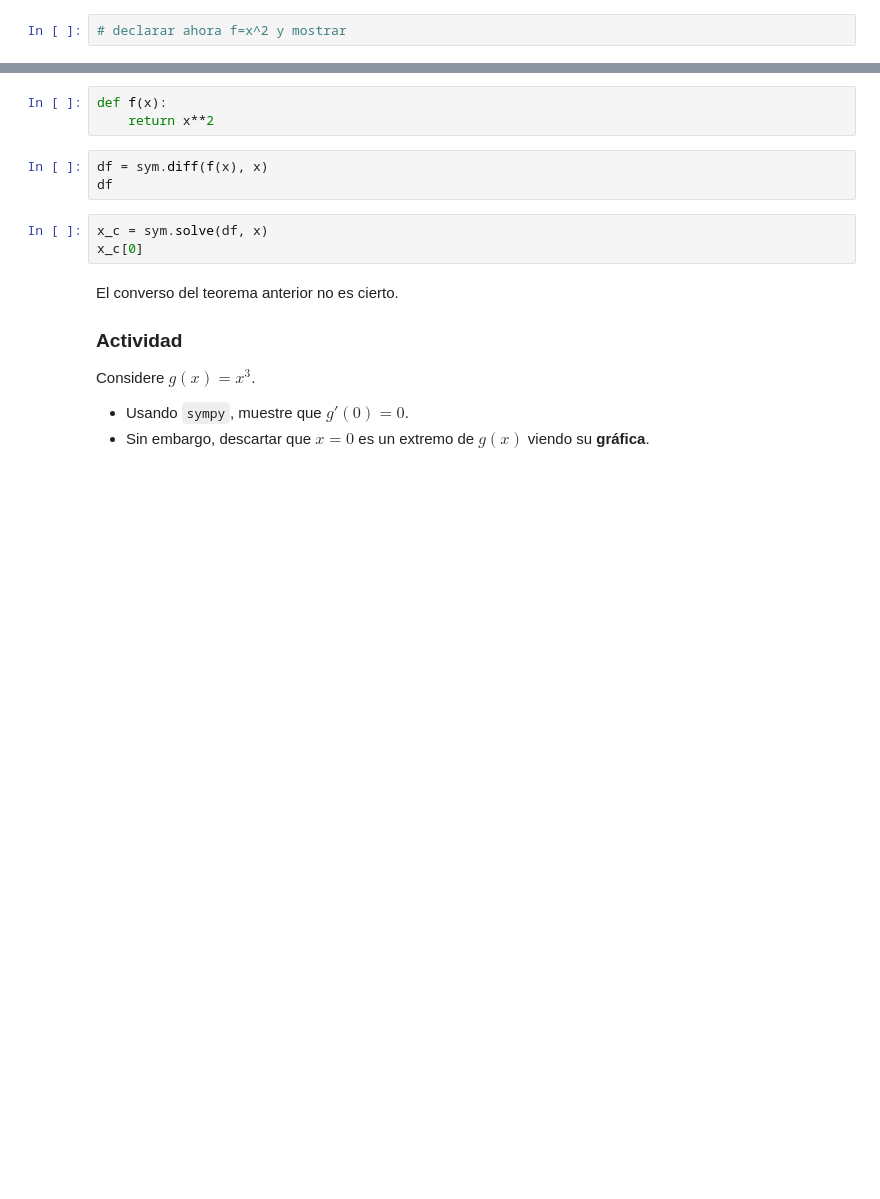
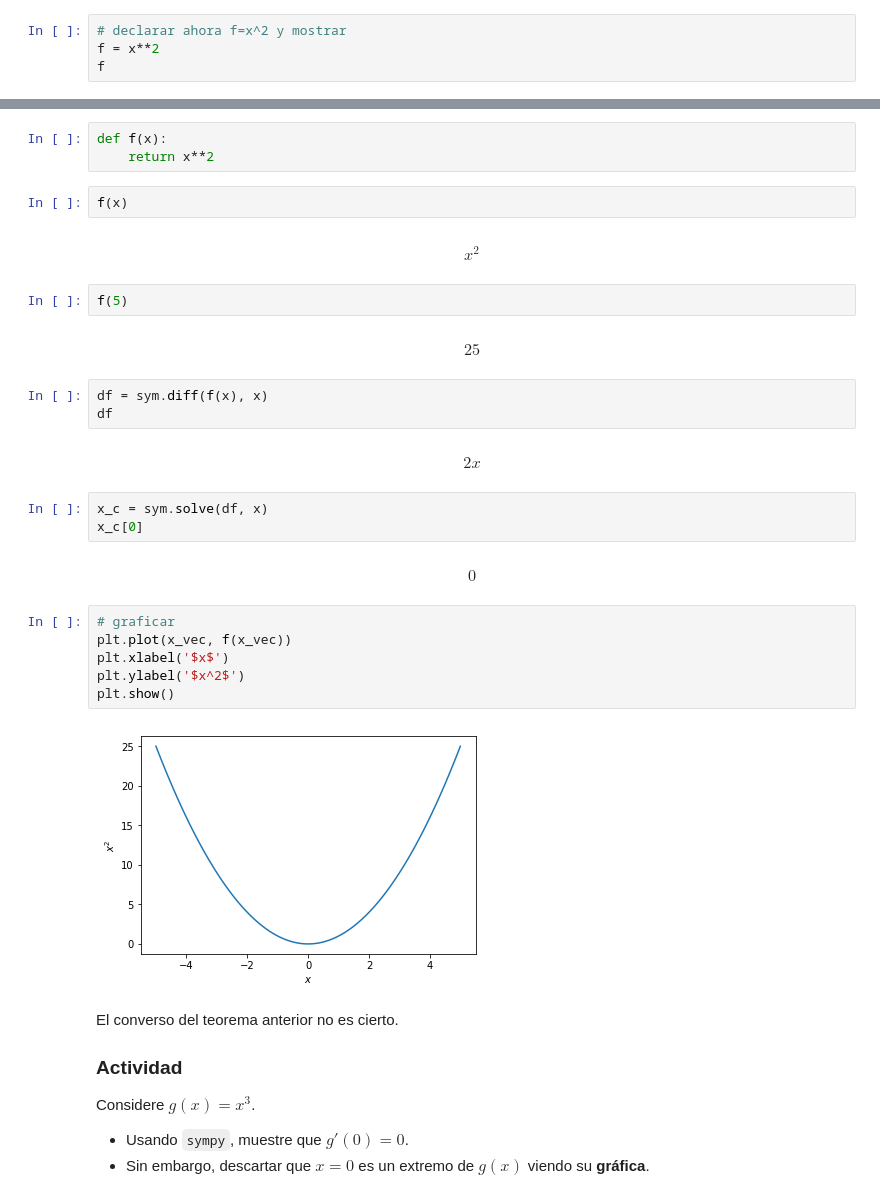
Before and after one commit to rodrigo-giron/SimMat2018-1, a Jupyter notebook: Modulo1/Clase4_OptimizacionSympy.ipynb, the cells around one changed output, grey strips where cells are left out. Drawn from its saved outputs; the diff is of its cells as text; blank space fills up the shorter version.

```diff
--- a/Modulo1/Clase4_OptimizacionSympy.ipynb
+++ b/Modulo1/Clase4_OptimizacionSympy.ipynb
@@ -111,2 +123,4 @@ $$f(x)=x^2\geq0,\qquad\text{y}\qquad f(x)=x^2=0 \qquad\text{si y solo si}\qquad
 # %%
 # declarar ahora f=x^2 y mostrar
+f = x**2
+f
@@ -137,12 +163,32 @@ Concepto de función...
 # %%
 def f(x):
     return x**2
+# %%
+f(x)
+# %% [output]
+$$x^{2}$$
+# %%
+f(5)
+# %% [output]
+$$25$$
 # %%
 df = sym.diff(f(x), x)
 df
+# %% [output]
+$$2 x$$
 # %%
 x_c = sym.solve(df, x)
 x_c[0]
+# %% [output]
+$$0$$
+# %%
+# graficar
+plt.plot(x_vec, f(x_vec))
+plt.xlabel('$x$')
+plt.ylabel('$x^2$')
+plt.show()
+# %% [output]
+[figure, added]
 # %% [markdown]
 El converso del teorema anterior no es cierto.
 
```
Also changed, not shown: parts of 16 cells of this notebook.
